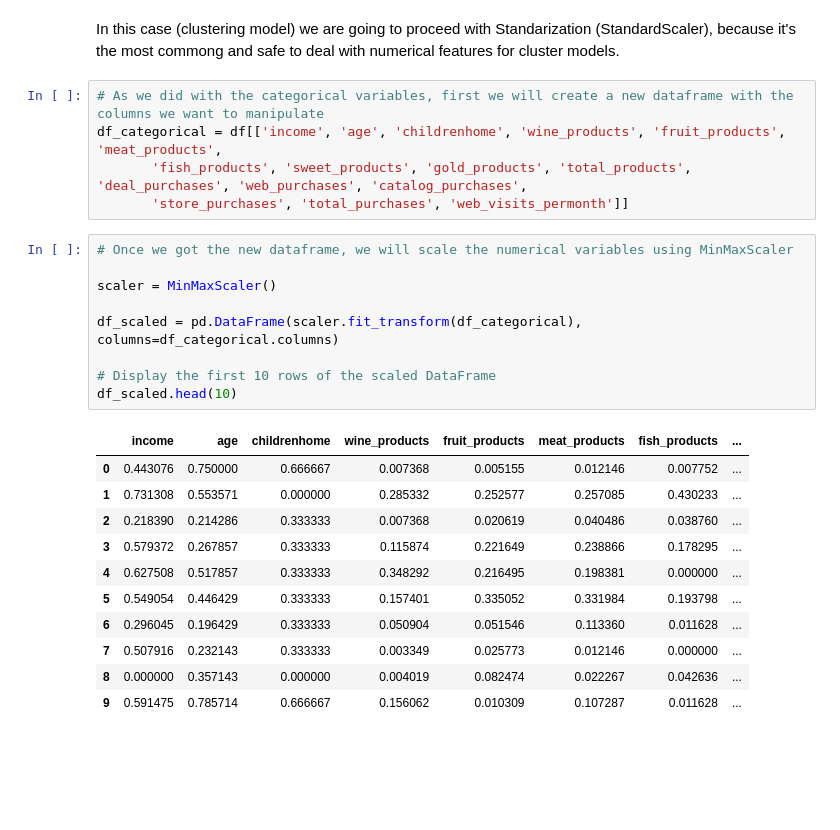
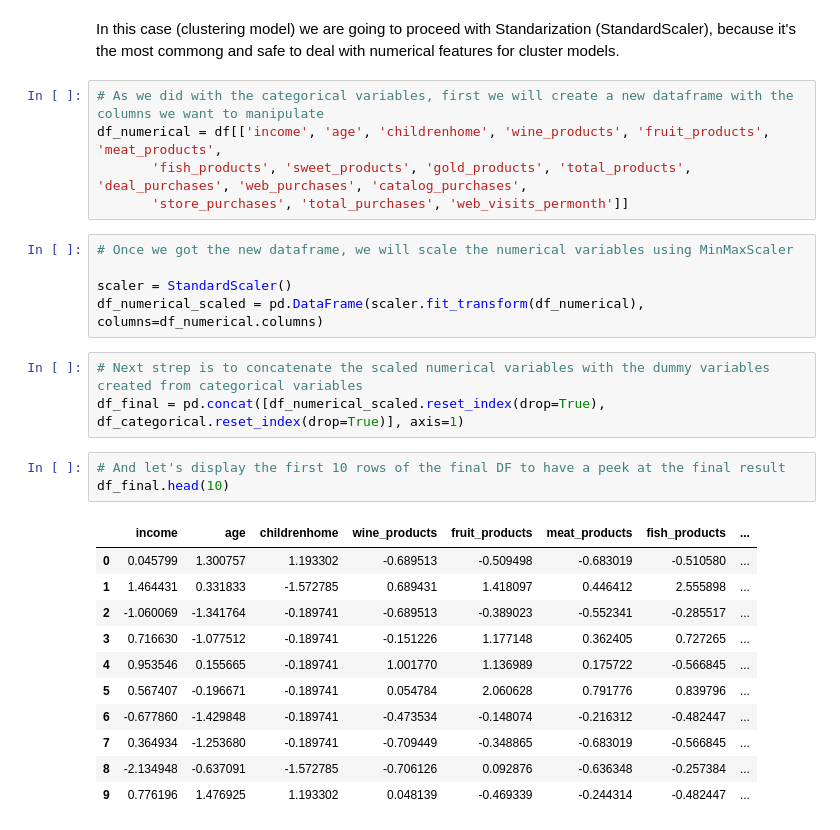
Before and after one commit to TonioDominguez/Marketing_Analysis_Clustering_Clients, a Jupyter notebook: preprocessing.ipynb, the cells around one changed output. Saved outputs shown, nothing was run; the diff lists cells and outputs as text; blank space fills up the shorter version.

```diff
--- a/preprocessing.ipynb
+++ b/preprocessing.ipynb
@@ -430,27 +430,29 @@ Now, the next step in this featuring engineering it's to normalize our continuou
 In this case (clustering model) we are going to proceed with Standarization (StandardScaler), because it's the most commong and safe to deal with numerical features for cluster models.
 # %%
 # As we did with the categorical variables, first we will create a new dataframe with the columns we want to manipulate
-df_categorical = df[['income', 'age', 'childrenhome', 'wine_products', 'fruit_products', 'meat_products',
+df_numerical = df[['income', 'age', 'childrenhome', 'wine_products', 'fruit_products', 'meat_products',
        'fish_products', 'sweet_products', 'gold_products', 'total_products', 'deal_purchases', 'web_purchases', 'catalog_purchases',
        'store_purchases', 'total_purchases', 'web_visits_permonth']]
 # %%
 # Once we got the new dataframe, we will scale the numerical variables using MinMaxScaler
 
-scaler = MinMaxScaler()
-
-df_scaled = pd.DataFrame(scaler.fit_transform(df_categorical), columns=df_categorical.columns)
-
-# Display the first 10 rows of the scaled DataFrame
-df_scaled.head(10)
+scaler = StandardScaler()
+df_numerical_scaled = pd.DataFrame(scaler.fit_transform(df_numerical), columns=df_numerical.columns)
-# %% [output]
-|  | income | age | childrenhome | wine_products | fruit_products | meat_products | fish_products | ... |
-| 0 | 0.443076 | 0.750000 | 0.666667 | 0.007368 | 0.005155 | 0.012146 | 0.007752 | ... |
-| 1 | 0.731308 | 0.553571 | 0.000000 | 0.285332 | 0.252577 | 0.257085 | 0.430233 | ... |
-| 2 | 0.218390 | 0.214286 | 0.333333 | 0.007368 | 0.020619 | 0.040486 | 0.038760 | ... |
-| 3 | 0.579372 | 0.267857 | 0.333333 | 0.115874 | 0.221649 | 0.238866 | 0.178295 | ... |
-| 4 | 0.627508 | 0.517857 | 0.333333 | 0.348292 | 0.216495 | 0.198381 | 0.000000 | ... |
-| 5 | 0.549054 | 0.446429 | 0.333333 | 0.157401 | 0.335052 | 0.331984 | 0.193798 | ... |
-| 6 | 0.296045 | 0.196429 | 0.333333 | 0.050904 | 0.051546 | 0.113360 | 0.011628 | ... |
-| 7 | 0.507916 | 0.232143 | 0.333333 | 0.003349 | 0.025773 | 0.012146 | 0.000000 | ... |
-| 8 | 0.000000 | 0.357143 | 0.000000 | 0.004019 | 0.082474 | 0.022267 | 0.042636 | ... |
-| 9 | 0.591475 | 0.785714 | 0.666667 | 0.156062 | 0.010309 | 0.107287 | 0.011628 | ... |
+# %%
+# Next strep is to concatenate the scaled numerical variables with the dummy variables created from categorical variables
+df_final = pd.concat([df_numerical_scaled.reset_index(drop=True), df_categorical.reset_index(drop=True)], axis=1)
+# %%
+# And let's display the first 10 rows of the final DF to have a peek at the final result
+df_final.head(10)
+# %% [output]
+|  | income | age | childrenhome | wine_products | fruit_products | meat_products | fish_products | ... |
+| 0 | 0.045799 | 1.300757 | 1.193302 | -0.689513 | -0.509498 | -0.683019 | -0.510580 | ... |
+| 1 | 1.464431 | 0.331833 | -1.572785 | 0.689431 | 1.418097 | 0.446412 | 2.555898 | ... |
+| 2 | -1.060069 | -1.341764 | -0.189741 | -0.689513 | -0.389023 | -0.552341 | -0.285517 | ... |
+| 3 | 0.716630 | -1.077512 | -0.189741 | -0.151226 | 1.177148 | 0.362405 | 0.727265 | ... |
+| 4 | 0.953546 | 0.155665 | -0.189741 | 1.001770 | 1.136989 | 0.175722 | -0.566845 | ... |
+| 5 | 0.567407 | -0.196671 | -0.189741 | 0.054784 | 2.060628 | 0.791776 | 0.839796 | ... |
+| 6 | -0.677860 | -1.429848 | -0.189741 | -0.473534 | -0.148074 | -0.216312 | -0.482447 | ... |
+| 7 | 0.364934 | -1.253680 | -0.189741 | -0.709449 | -0.348865 | -0.683019 | -0.566845 | ... |
+| 8 | -2.134948 | -0.637091 | -1.572785 | -0.706126 | 0.092876 | -0.636348 | -0.257384 | ... |
+| 9 | 0.776196 | 1.476925 | 1.193302 | 0.048139 | -0.469339 | -0.244314 | -0.482447 | ... |
```
Also changed, not shown: parts of 10 cells of this notebook, 3 other files.
